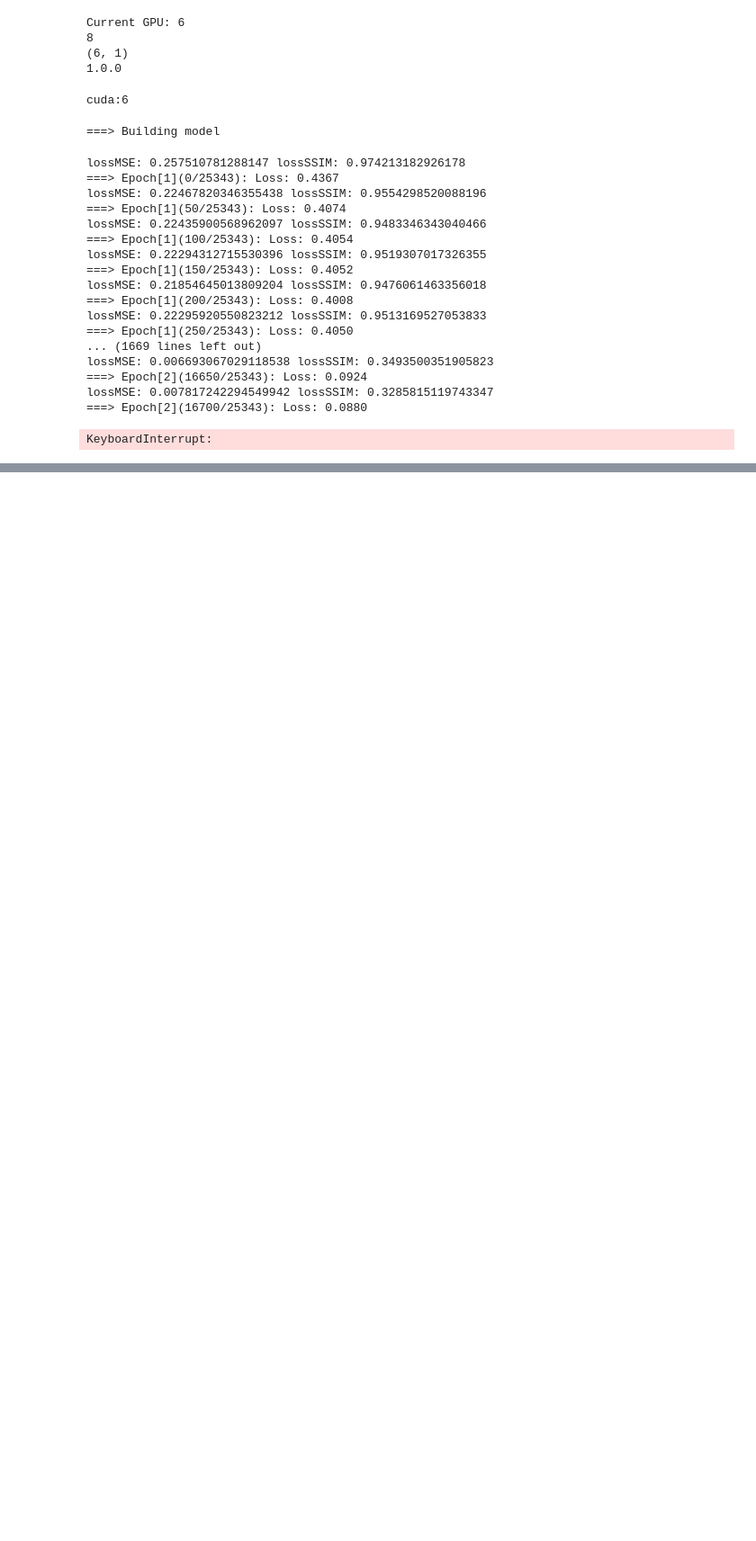
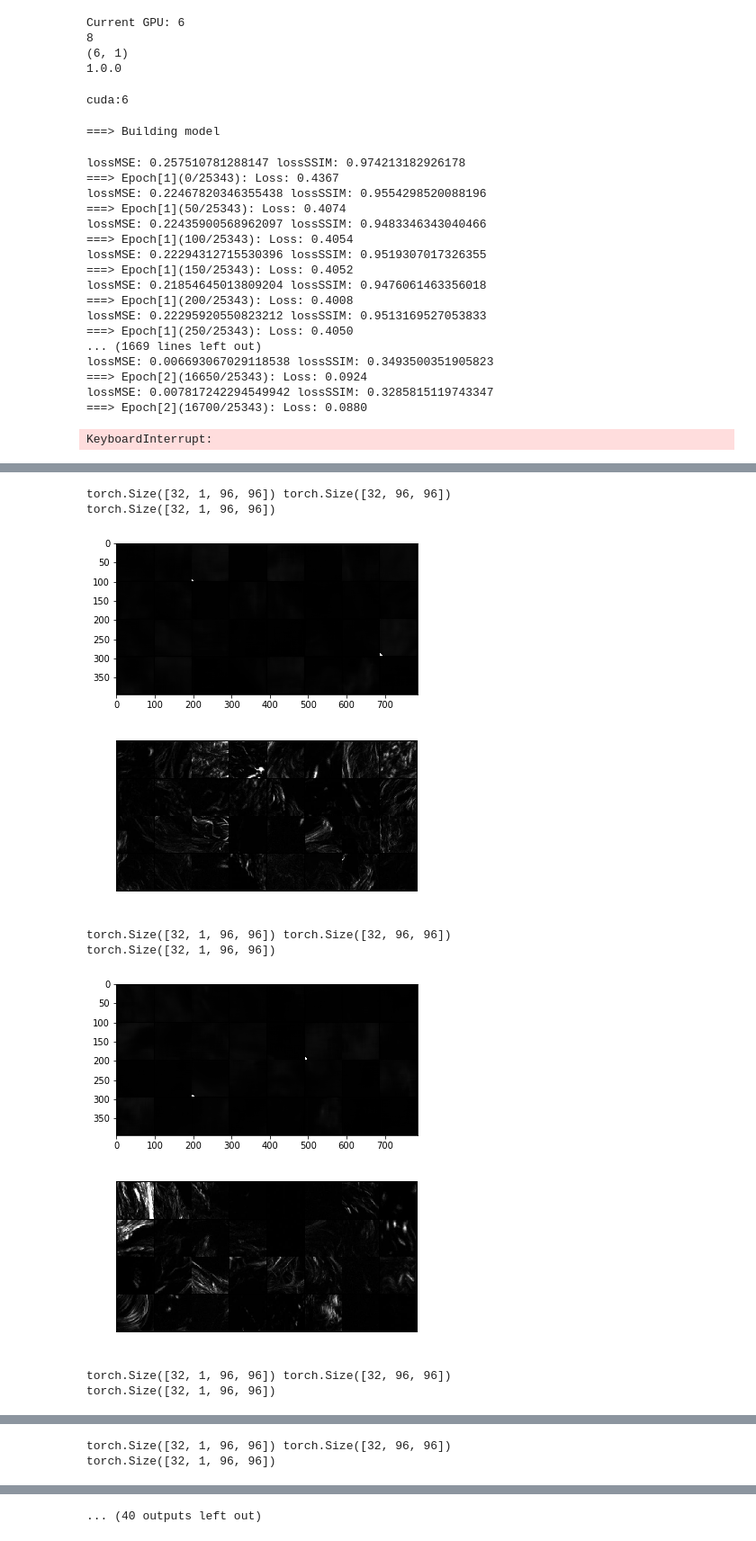
Before and after one commit to diwu1990/cs766, a Jupyter notebook: main_copy_4-2.ipynb, the cells around one changed output, grey strips where cells are left out. Shown at 90% size. Saved outputs shown, nothing was run; the diff lists cells and outputs as text; code cells hidden in the pictures; blank space fills up the shorter version.

```diff
--- a/main_copy_4-2.ipynb
+++ b/main_copy_4-2.ipynb
@@ -149,7 +149,7 @@ def test():
 
             plt.figure()
             input_batch, label_batch = outdataloader['input'], outdataloader['output']
-            batch_size = 50
+            batch_size = 32
             im_size = input_batch.size(2)
             label_batch=label_batch.reshape([batch_size,1,im_size,im_size])
             print(label_batch.size())
@@ -257,0 +259,13 @@ lossMSE: 0.00804676953703165 lossSSIM: 0.28622889518737793
+# %%
+test()
+# %% [output]
+torch.Size([32, 1, 96, 96]) torch.Size([32, 96, 96])
+torch.Size([32, 1, 96, 96])
+[figure, added]
+[figure, added]
+torch.Size([32, 1, 96, 96]) torch.Size([32, 96, 96])
+torch.Size([32, 1, 96, 96])
+[figure, added]
+[figure, added]
+torch.Size([32, 1, 96, 96]) torch.Size([32, 96, 96])
+torch.Size([32, 1, 96, 96])
@@ -257,0 +274,2 @@ lossMSE: 0.00804676953703165 lossSSIM: 0.28622889518737793
+torch.Size([32, 1, 96, 96]) torch.Size([32, 96, 96])
+torch.Size([32, 1, 96, 96])
@@ -257,0 +278 @@ lossMSE: 0.00804676953703165 lossSSIM: 0.28622889518737793
+... (40 outputs left out)
```
Also changed, not shown: parts of 3 cells of this notebook, 12 other files.
